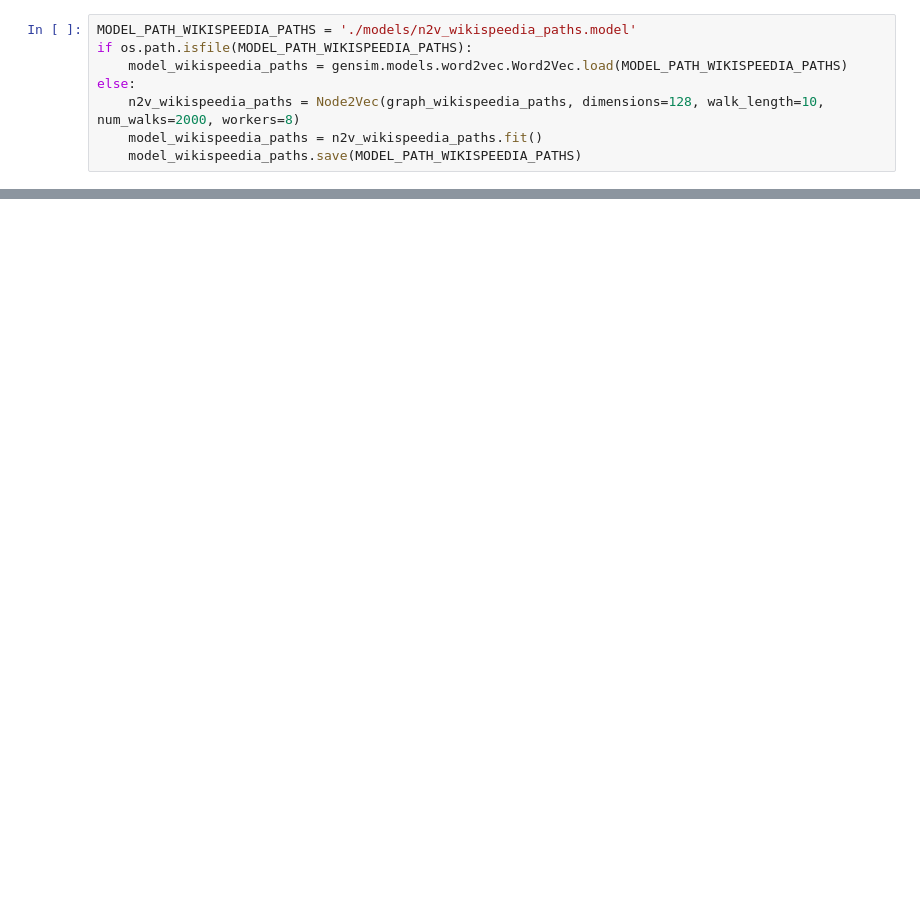
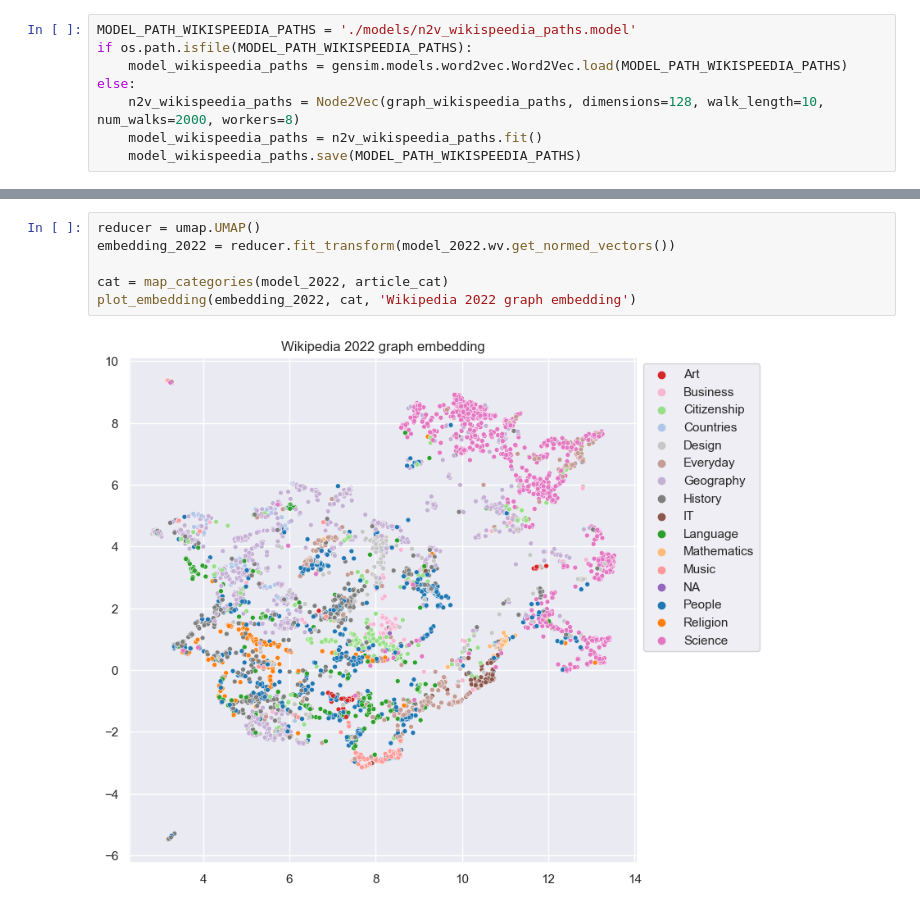
Before and after one commit to epfl-ada/ada-2022-project-deadmaus, a Jupyter notebook: graph_analysis.ipynb, the cells around one changed output, grey strips where cells are left out. Cells and saved outputs as stored; diff of their text form; blank space fills up the shorter version.

```diff
--- a/graph_analysis.ipynb
+++ b/graph_analysis.ipynb
@@ -118,0 +140,8 @@ sns.move_legend(ax, "upper left", bbox_to_anchor=(1, 1))
+# %%
+reducer = umap.UMAP()
+embedding_2022 = reducer.fit_transform(model_2022.wv.get_normed_vectors())
+
+cat = map_categories(model_2022, article_cat)
+plot_embedding(embedding_2022, cat, 'Wikipedia 2022 graph embedding')
+# %% [output]
+[figure, added]
```
Also changed, not shown: parts of 14 cells of this notebook.
